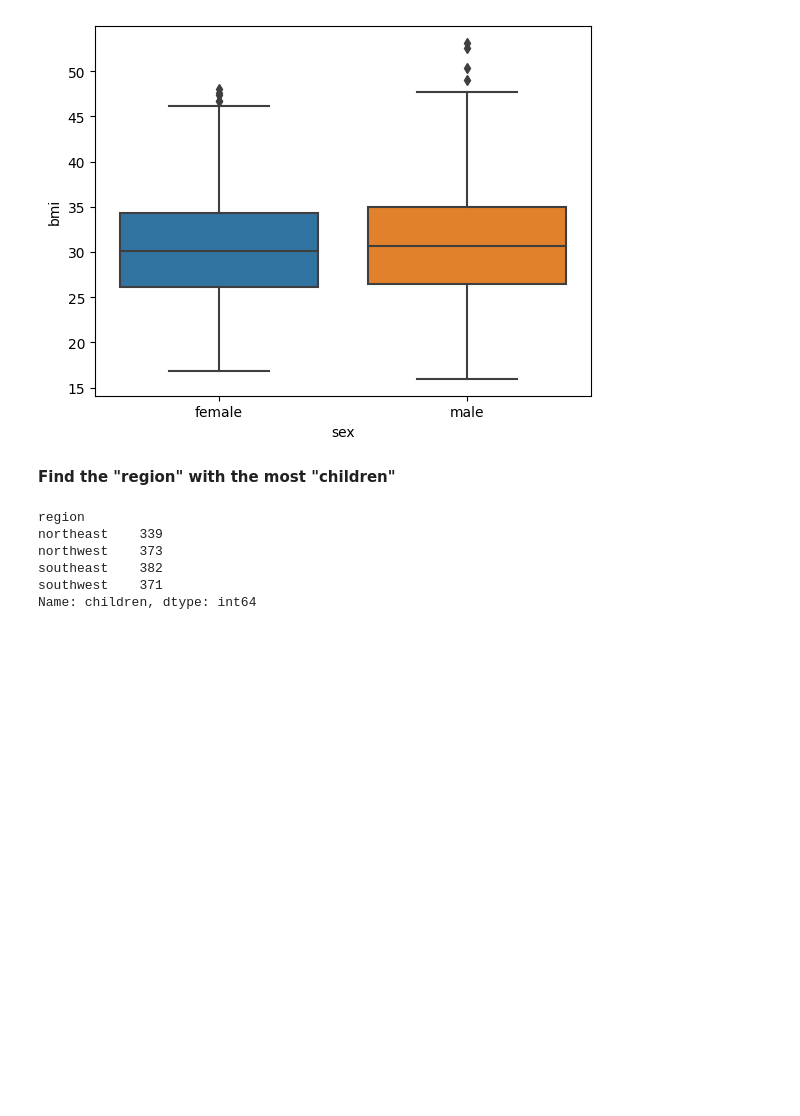
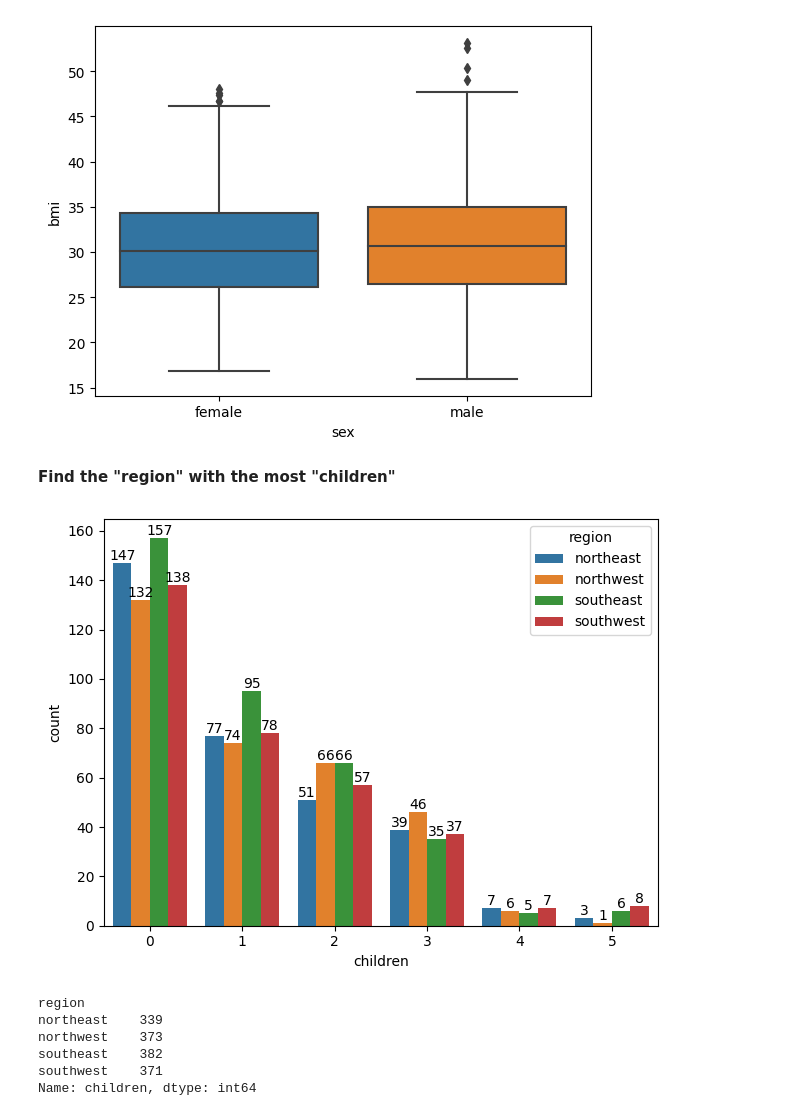
Before and after one commit to semanurgursoy/MedicalCostAnalysis, a Jupyter notebook: medical_cost_analysis.ipynb, the cells around one changed output. Cells and saved outputs as stored; diff of their text form; code cells hidden in the pictures; blank space fills up the shorter version.

```diff
--- a/medical_cost_analysis.ipynb
+++ b/medical_cost_analysis.ipynb
@@ -103,6 +132,15 @@ sns.boxplot(data=df, x='sex', y='bmi')
 [figure]
 # %% [markdown]
 **Find the "region" with the most "children"**
+# %%
+ax = sns.countplot(data=df, x="children", hue="region")
+for container in ax.containers:
+    ax.bar_label(container)
+
+plt.tight_layout()
+plt.subplots_adjust(hspace=0.50,wspace = 0.50)
+# %% [output]
+[figure, added]
 # %%
 df.groupby(df['region'])['children'].sum()
 # %% [output]
```
Also changed, not shown: parts of 30 cells of this notebook.
